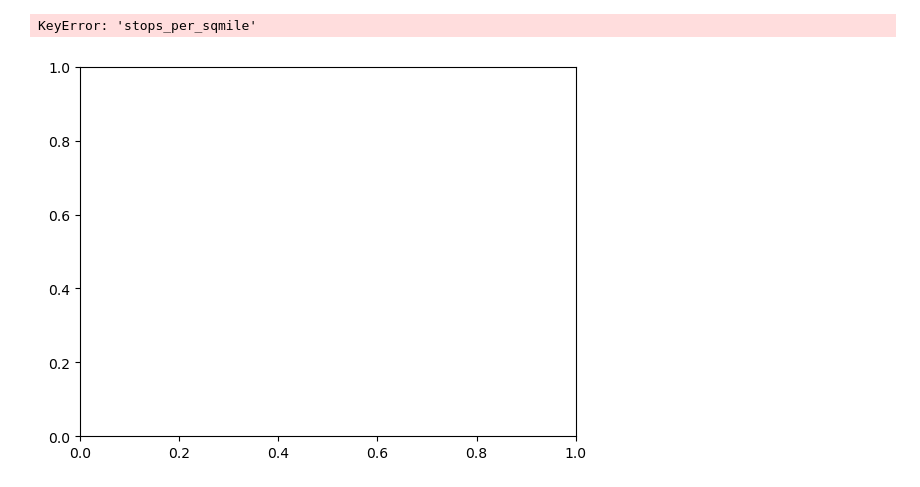
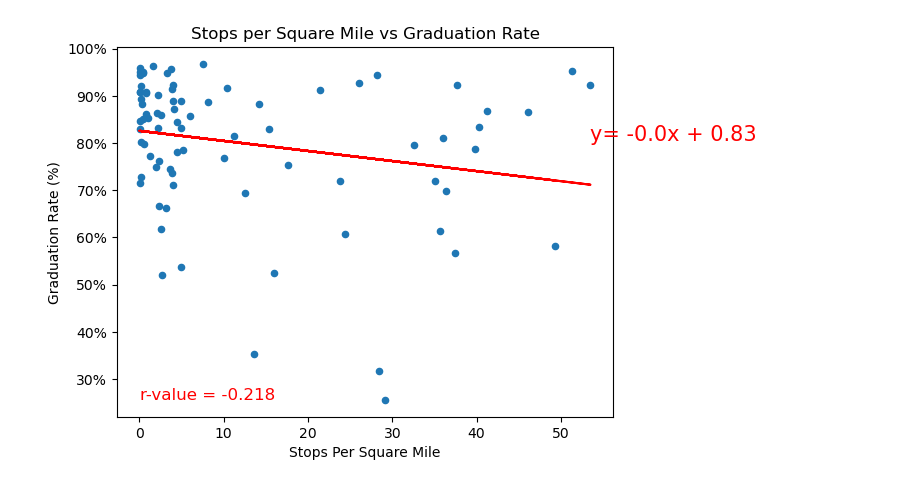
Before and after one commit to HLee12000/UpennDataProject1, a Jupyter notebook: DataAnalysis.ipynb, the cells around one changed output. Drawn from its saved outputs; the diff is of its cells as text; code cells hidden in the pictures.

```diff
--- a/DataAnalysis.ipynb
+++ b/DataAnalysis.ipynb
@@ -29,17 +44,16 @@ def linear_regression(x_values, y_values):
 # %%
 #Stops Per Square Mile vs Graduation Rate
-transport_grad = final_df.plot(kind="scatter",x="stops_per_sqmile",y="GradRate",grid=False,
+transport_grad = final_df.plot(kind="scatter",x="Stops per Sq Mile",y="Grad Rate (%)",grid=False,
                               xlabel="Stops Per Square Mile",
-                              ylabel="Graduation Rate",
-                              title="Stops Per Square Mile vs Graduation Rate")
+                              ylabel="Graduation Rate (%)",
+                              title="Stops per Square Mile vs Graduation Rate")
 transport_grad.yaxis.set_major_formatter(mpl.ticker.PercentFormatter(1.0,decimals=0))
 
-x_values = final_df["stops_per_sqmile"]
-y_values = final_df["GradRate"]
+x_values = final_df["Stops per Sq Mile"]
+y_values = final_df["Grad Rate (%)"]
 linear_regression(x_values, y_values)
 plt.show()
 # %% [output]
-KeyError: 'stops_per_sqmile'
-[figure, old version]
+[figure, new version]
 # %%
 #Stops Per Square Mile vs College Readiness (%)
```
Also changed, not shown: parts of 13 cells of this notebook, 2 other files.
